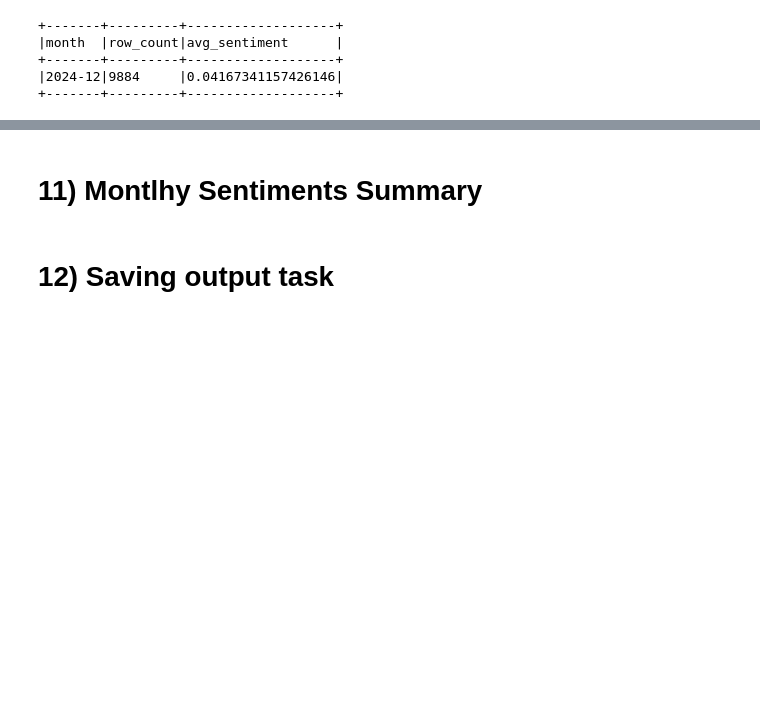
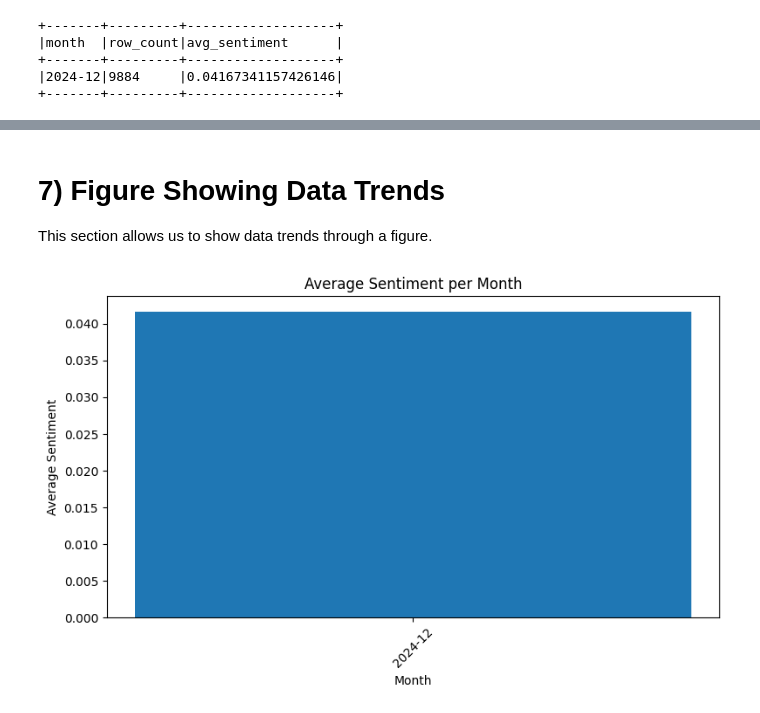
Before and after one commit to sjsu-cs131-spring26/trendtrackers-engagement-socialmedia, a Jupyter notebook: notebooks/trendtrackers-pa5.ipynb, the cells around one changed output, grey strips where cells are left out. Drawn from its saved outputs; the diff is of its cells as text; code cells hidden in the pictures; blank space fills up the shorter version.

Commit message:
Adding figure for monthly sentiment

```diff
--- a/notebooks/trendtrackers-pa5.ipynb
+++ b/notebooks/trendtrackers-pa5.ipynb
@@ -372,2 +325,0 @@ theme_frequency.show(20, truncate=False)
-# %% [markdown]
-# 11) Montlhy Sentiments Summary
@@ -386,2 +325,0 @@ monthly_summary.show(truncate=False)
-# %% [markdown]
-# 12) Saving output task
@@ -396,0 +326,28 @@ print("- monthly_summary.parquet")
+# %% [markdown]
+# 7) Figure Showing Data Trends
+This section allows us to show data trends through a figure.
+# %%
+import matplotlib.pyplot as plt
+
+rows = monthly_trend.collect()
+
+months = []
+sentiments = []
+
+for r in rows:
+    months.append(r["month"])
+    sentiments.append(r["avg_sentiment"])
+
+plt.figure(figsize=(8,5))
+plt.bar(months, sentiments)
+
+plt.title("Average Sentiment per Month")
+plt.xlabel("Month")
+plt.ylabel("Average Sentiment")
+
+plt.xticks(rotation=45)
+plt.tight_layout()
+
+plt.show()
+# %% [output]
+[figure, added]
```
Also changed, not shown: parts of 31 cells of this notebook.
